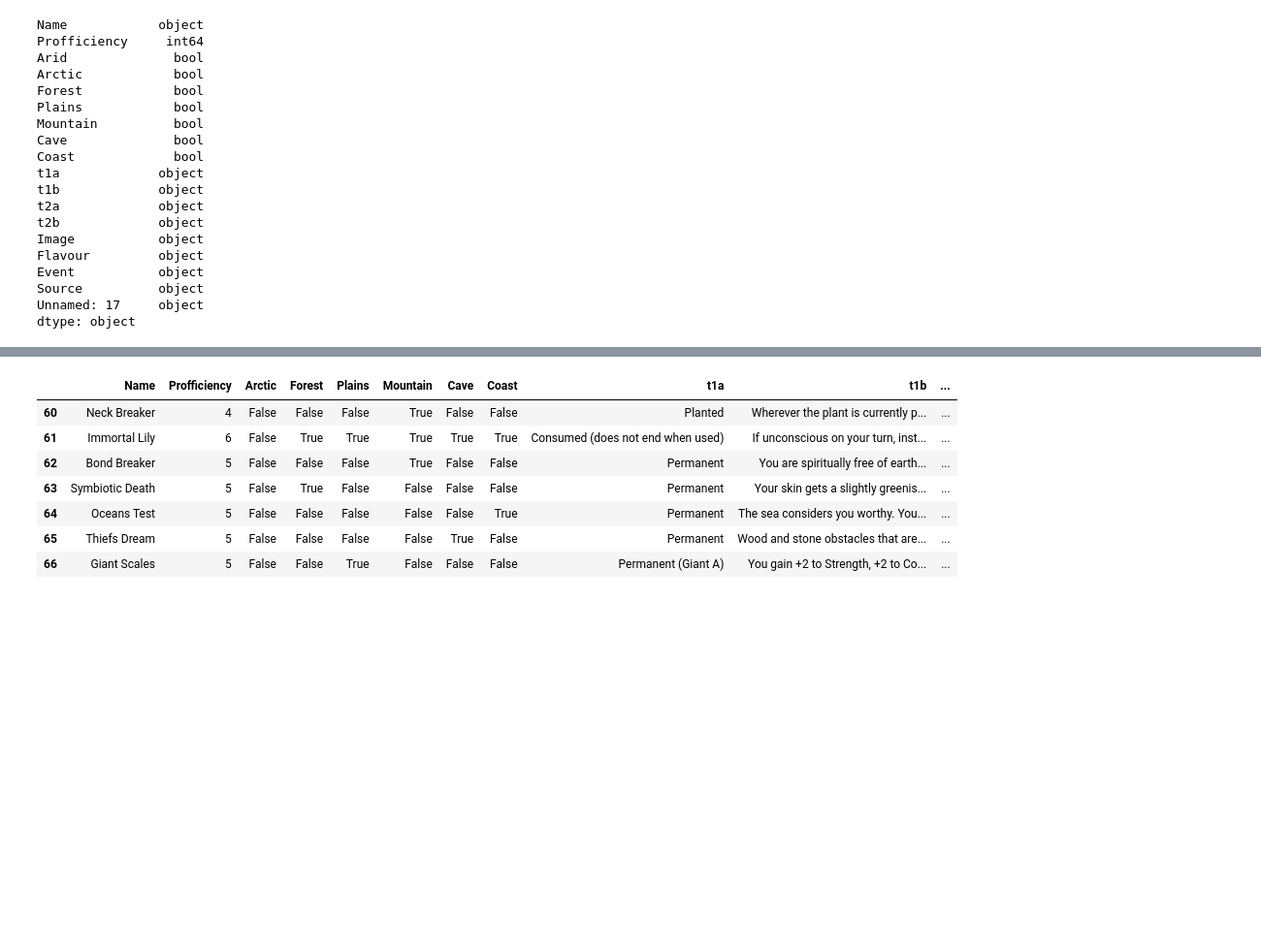
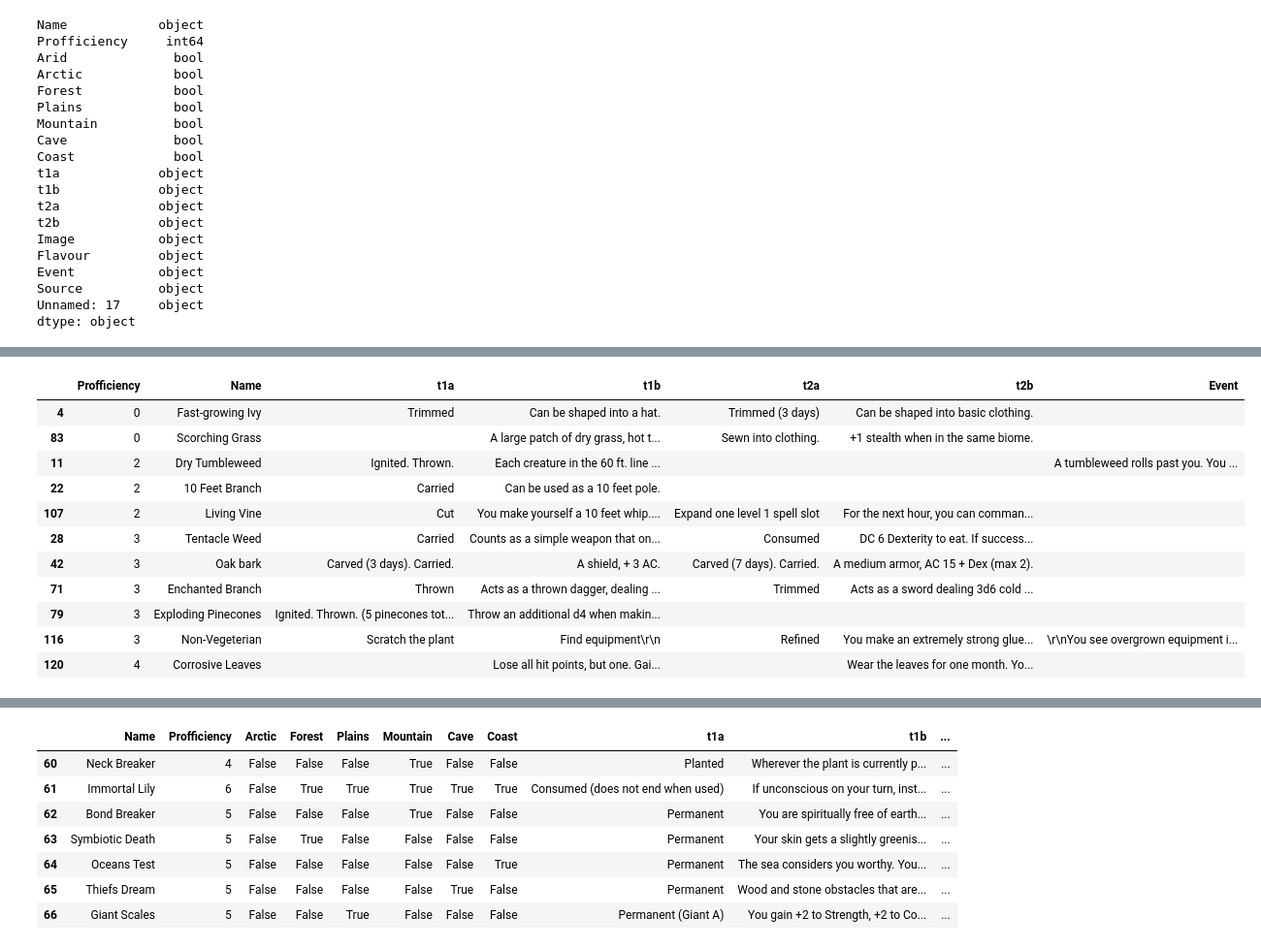
Before and after one commit to VitoJanko/DungeonsAndPlants, a Jupyter notebook: validation.ipynb, the cells around one changed output, grey strips where cells are left out. Shown: that part at 97% size. Cells and saved outputs as stored; diff of their text form; code cells hidden in the pictures; blank space fills up the shorter version.

```diff
--- a/validation.ipynb
+++ b/validation.ipynb
@@ -68,0 +100,15 @@ dtype: object
+# %%
+plants_all[plants_all.Category.apply(lambda x: x in ['clothes', 'weapon', "armor"])].sort_values(by="Profficiency")[columns]
+# %% [output]
+|  | Profficiency | Name | t1a | t1b | t2a | t2b | Event |
+| 4 | 0 | Fast-growing Ivy | Trimmed | Can be shaped into a hat. | Trimmed (3 days) | Can be shaped into basic clothing. |  |
+| 83 | 0 | Scorching Grass |  | A large patch of dry grass, hot t... | Sewn into clothing. | +1 stealth when in the same biome. |  |
+| 11 | 2 | Dry Tumbleweed | Ignited. Thrown. | Each creature in the 60 ft. line ... |  |  | A tumbleweed rolls past you. You ... |
+| 22 | 2 | 10 Feet Branch | Carried | Can be used as a 10 feet pole. |  |  |  |
+| 107 | 2 | Living Vine | Cut | You make yourself a 10 feet whip.... | Expand one level 1 spell slot | For the next hour, you can comman... |  |
+| 28 | 3 | Tentacle Weed | Carried | Counts as a simple weapon that on... | Consumed | DC 6 Dexterity to eat. If success... |  |
+| 42 | 3 | Oak bark | Carved (3 days). Carried. | A shield, + 3 AC. | Carved (7 days). Carried. | A medium armor, AC 15 + Dex (max 2). |  |
+| 71 | 3 | Enchanted Branch | Thrown | Acts as a thrown dagger, dealing ... | Trimmed | Acts as a sword dealing 3d6 cold ... |  |
+| 79 | 3 | Exploding Pinecones | Ignited. Thrown. (5 pinecones tot... | Throw an additional d4 when makin... |  |  |  |
+| 116 | 3 | Non-Vegeterian | Scratch the plant | Find equipment\r\n | Refined | You make an extremely strong glue... | \r\nYou see overgrown equipment i... |
+| 120 | 4 | Corrosive Leaves |  | Lose all hit points, but one. Gai... |  | Wear the leaves for one month. Yo... |  |
```
Also changed, not shown: parts of 17 cells of this notebook, 30 other files.
